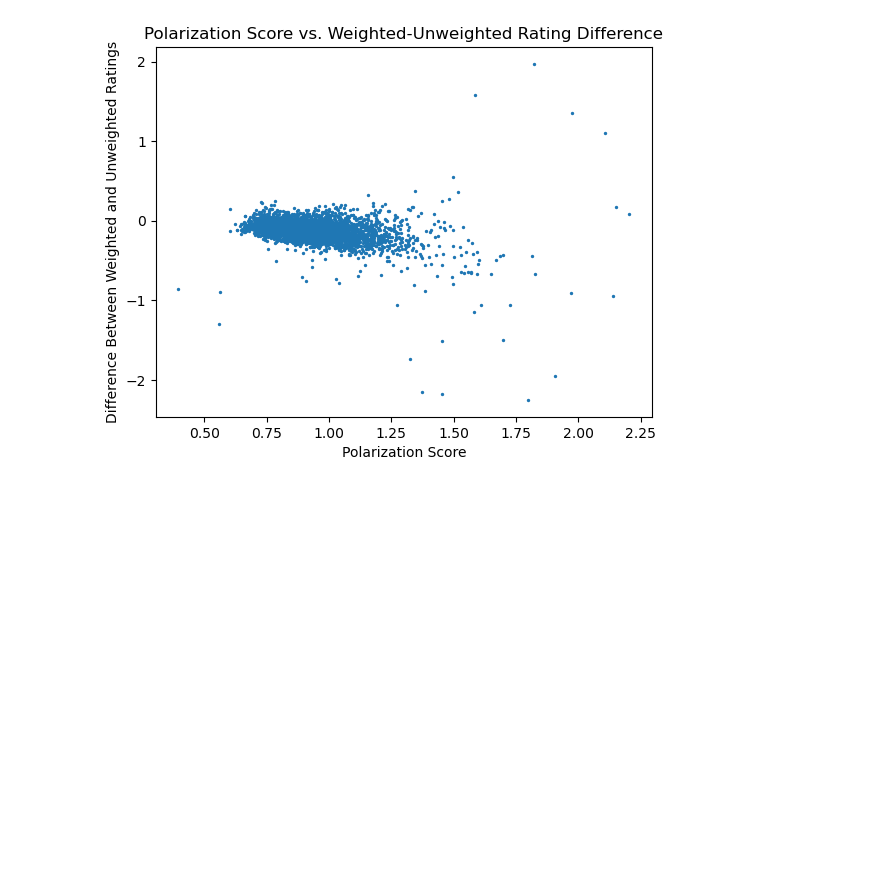
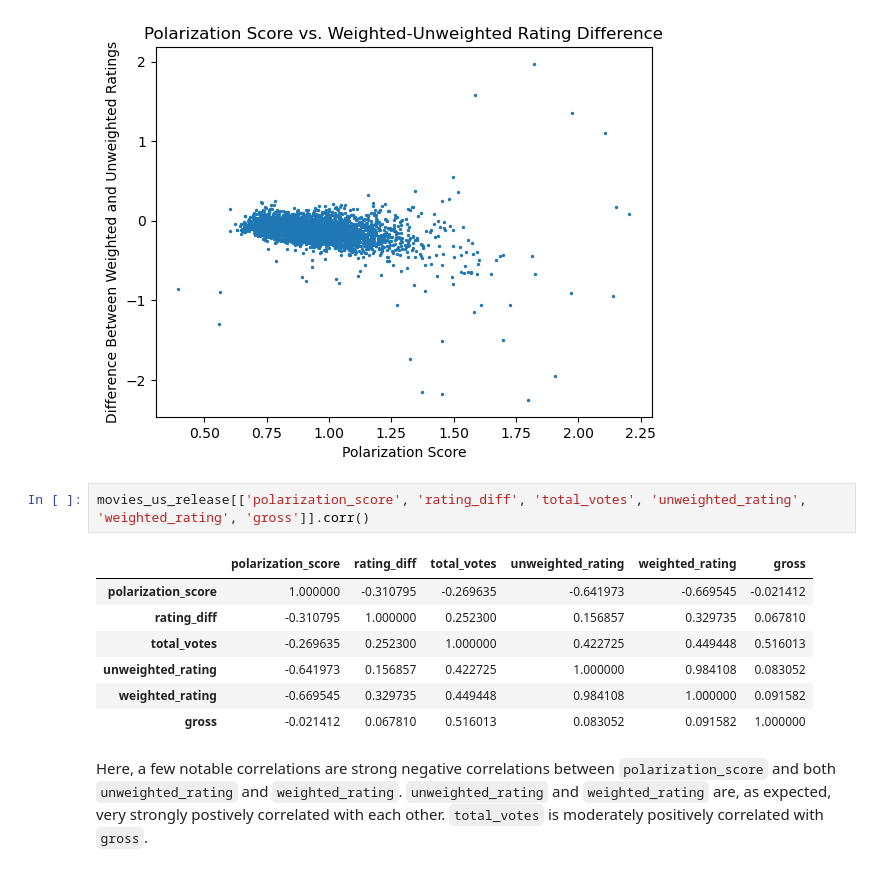
Before and after one commit to kaijchang/cmpu250-project-group-1, a Jupyter notebook: eda/eda.ipynb, the cells around one changed output. Cells and saved outputs as stored; diff of their text form; blank space fills up the shorter version.

Commit message:
correlation and regression

```diff
--- a/eda/eda.ipynb
+++ b/eda/eda.ipynb
@@ -245,3 +246,15 @@ plt.title('Polarization Score vs. Weighted-Unweighted Rating Difference')
 plt.show()
 # %% [output]
 [figure]
+# %%
+movies_us_release[['polarization_score', 'rating_diff', 'total_votes', 'unweighted_rating', 'weighted_rating', 'gross']].corr()
+# %% [output]
+|  | polarization_score | rating_diff | total_votes | unweighted_rating | weighted_rating | gross |
+| polarization_score | 1.000000 | -0.310795 | -0.269635 | -0.641973 | -0.669545 | -0.021412 |
+| rating_diff | -0.310795 | 1.000000 | 0.252300 | 0.156857 | 0.329735 | 0.067810 |
+| total_votes | -0.269635 | 0.252300 | 1.000000 | 0.422725 | 0.449448 | 0.516013 |
+| unweighted_rating | -0.641973 | 0.156857 | 0.422725 | 1.000000 | 0.984108 | 0.083052 |
+| weighted_rating | -0.669545 | 0.329735 | 0.449448 | 0.984108 | 1.000000 | 0.091582 |
+| gross | -0.021412 | 0.067810 | 0.516013 | 0.083052 | 0.091582 | 1.000000 |
+# %% [markdown]
+Here, a few notable correlations are strong negative correlations between `polarization_score` and both `unweighted_rating` and `weighted_rating`. `unweighted_rating` and `weighted_rating` are, as expected, very strongly postively correlated with each other. `total_votes` is moderately positively correlated with `gross`.
```
Also changed, not shown: parts of 2 cells of this notebook.
